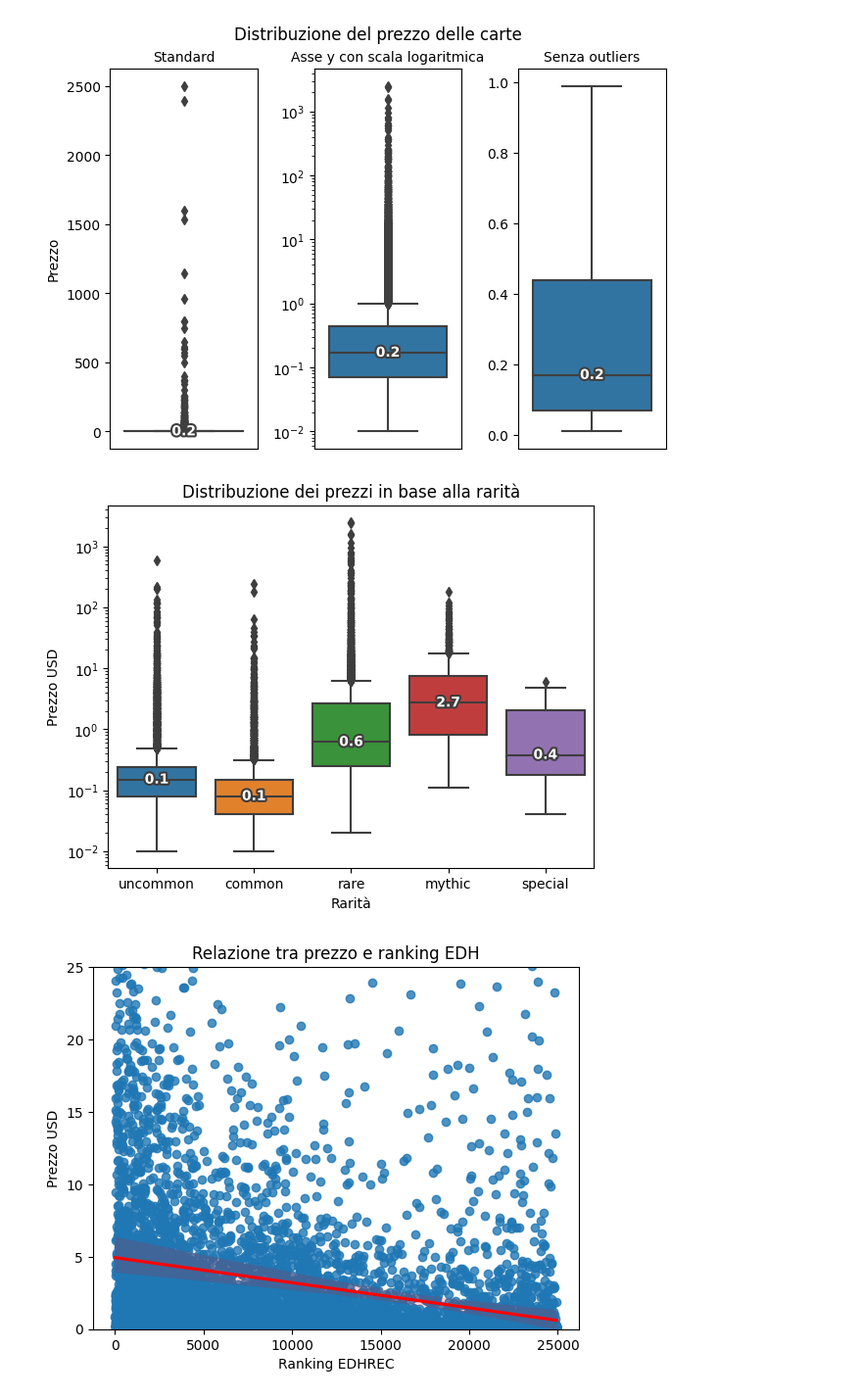
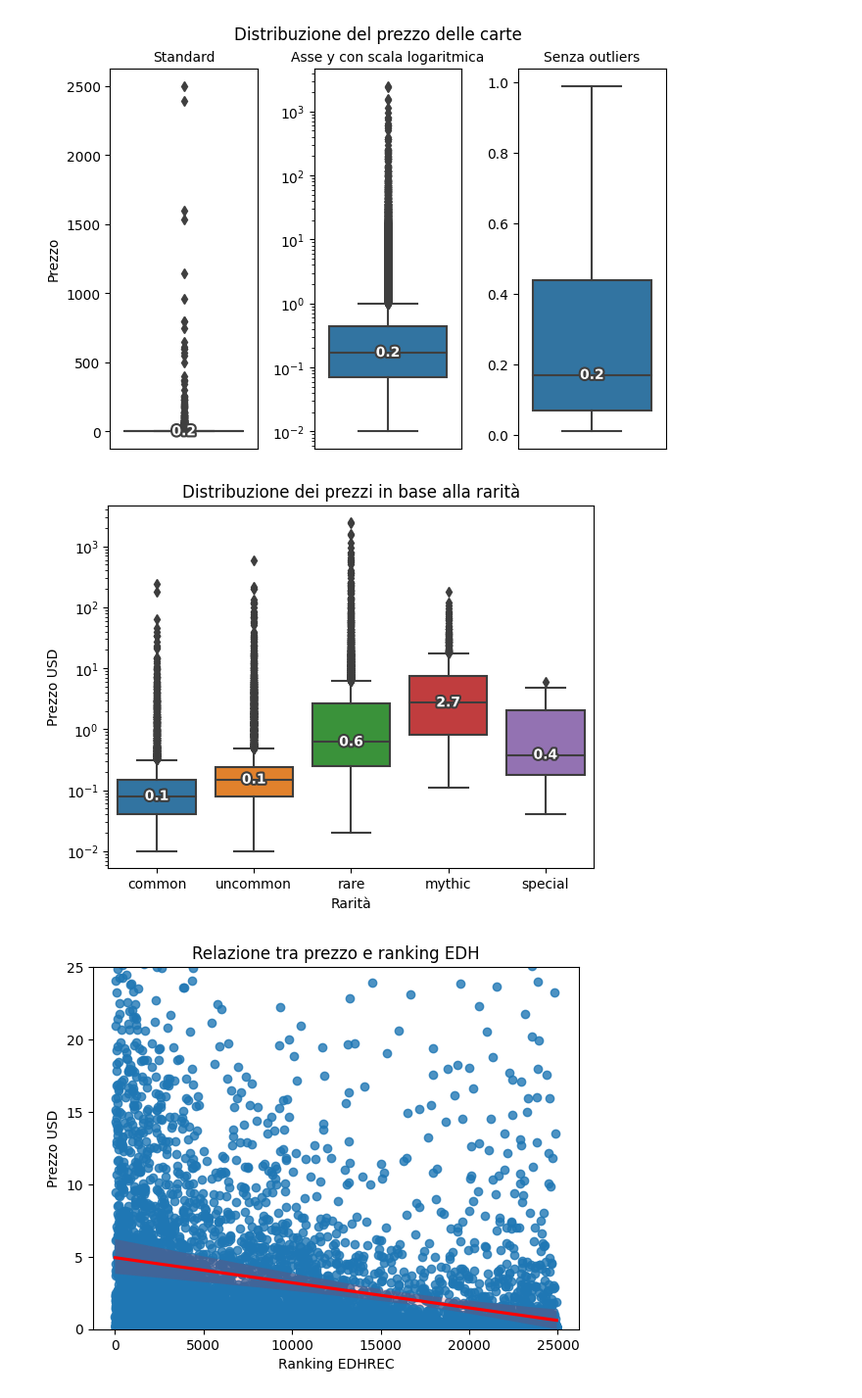
Before and after one commit to leonardosolari/SciViz-MTG, a Jupyter notebook: notebook.ipynb, the cells around one changed output. Shown at 98% size. Saved outputs shown, nothing was run; the diff lists cells and outputs as text; code cells hidden in the pictures.

```diff
--- a/notebook.ipynb
+++ b/notebook.ipynb
@@ -1167,15 +1166,15 @@ plt.show()
 # %% [output]
 [figure]
 # %%
-ax = sns.boxplot(data=prezzi, y='price_usd', x='rarity')
+ax = sns.boxplot(data=prezzi, y='price_usd', x='rarity', order=['common', 'uncommon', 'rare', 'mythic', 'special'])
 plt.yscale('log')
 add_median_labels(ax)
 plt.title("Distribuzione dei prezzi in base alla rarità")
 plt.ylabel("Prezzo USD")
 plt.xlabel("Rarità")
 plt.show()
 # %% [output]
-[figure, old version]
+[figure, new version]
 # %%
 sns.regplot(data=prezzi, x=prezzi['edhrec_rank'], y=prezzi['price_usd'], line_kws={"color": "red"})
 plt.title("Relazione tra prezzo e ranking EDH")
```
Also changed, not shown: parts of 3 cells of this notebook, 8 other files.
